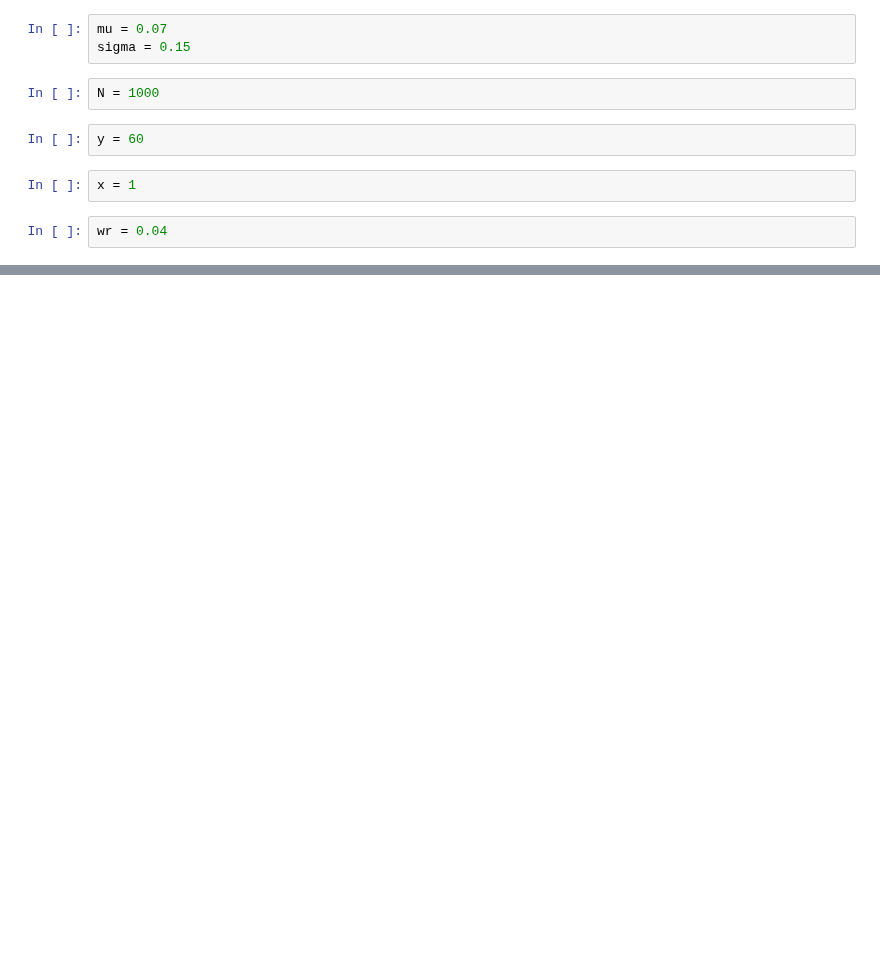
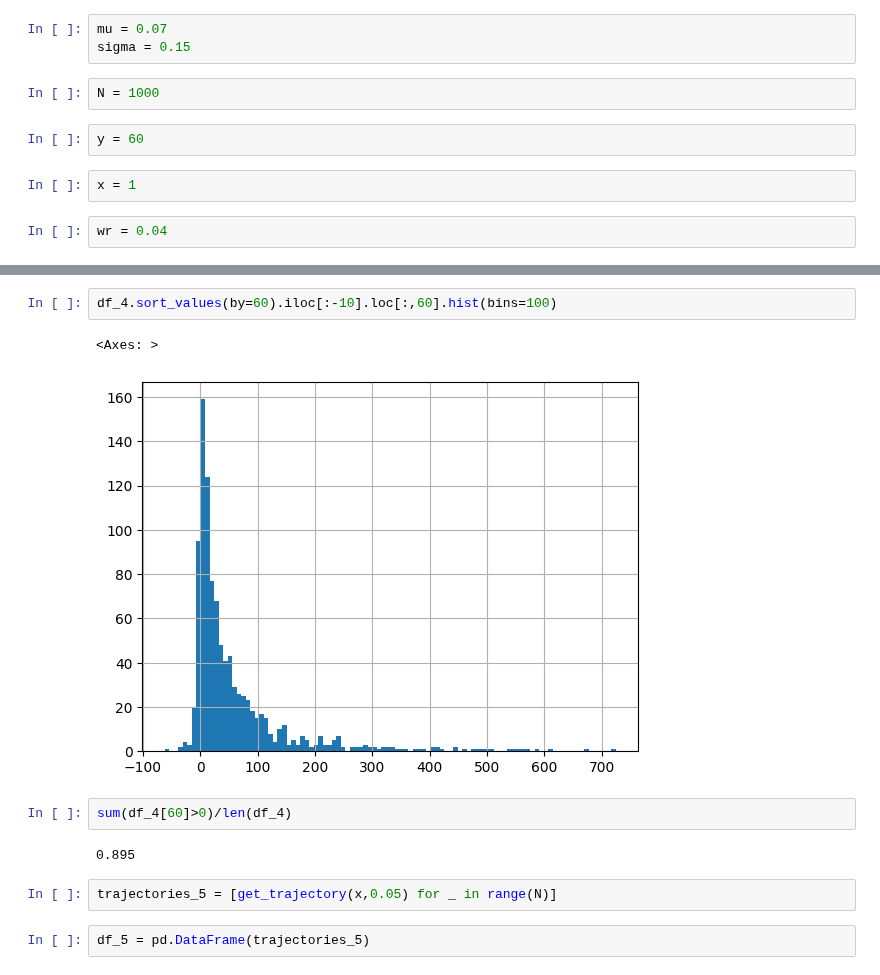
Before and after one commit to jvalansi/notebooks, a Jupyter notebook: safe_withdrawal_rate.ipynb, the cells around one changed output, grey strips where cells are left out. Cells and saved outputs as stored; diff of their text form; blank space fills up the shorter version.

```diff
--- a/safe_withdrawal_rate.ipynb
+++ b/safe_withdrawal_rate.ipynb
@@ -27,0 +46,13 @@ success_rate
+# %%
+df_4.sort_values(by=60).iloc[:-10].loc[:,60].hist(bins=100)
+# %% [output]
+<Axes: >
+[figure, added]
+# %%
+sum(df_4[60]>0)/len(df_4)
+# %% [output]
+0.895
+# %%
+trajectories_5 = [get_trajectory(x,0.05) for _ in range(N)]
+# %%
+df_5 = pd.DataFrame(trajectories_5)
```
Also changed, not shown: parts of 19 cells of this notebook.
